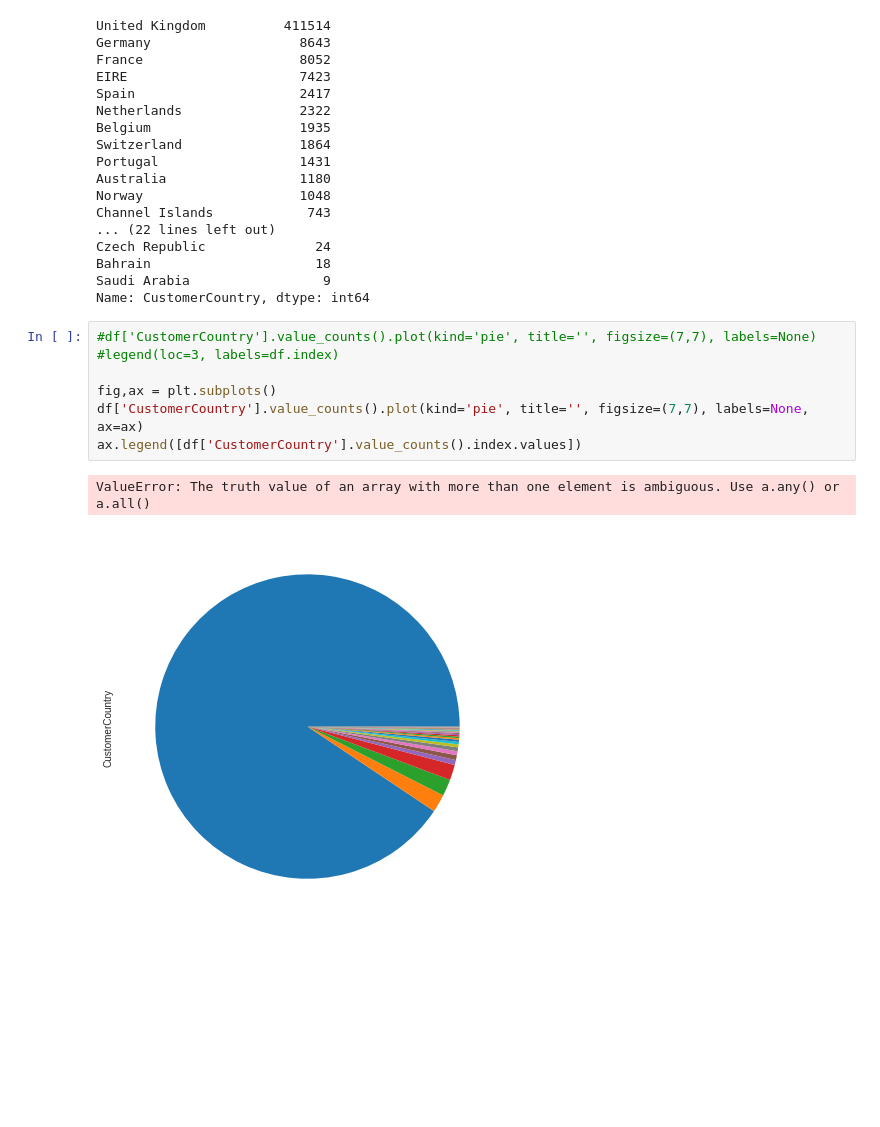
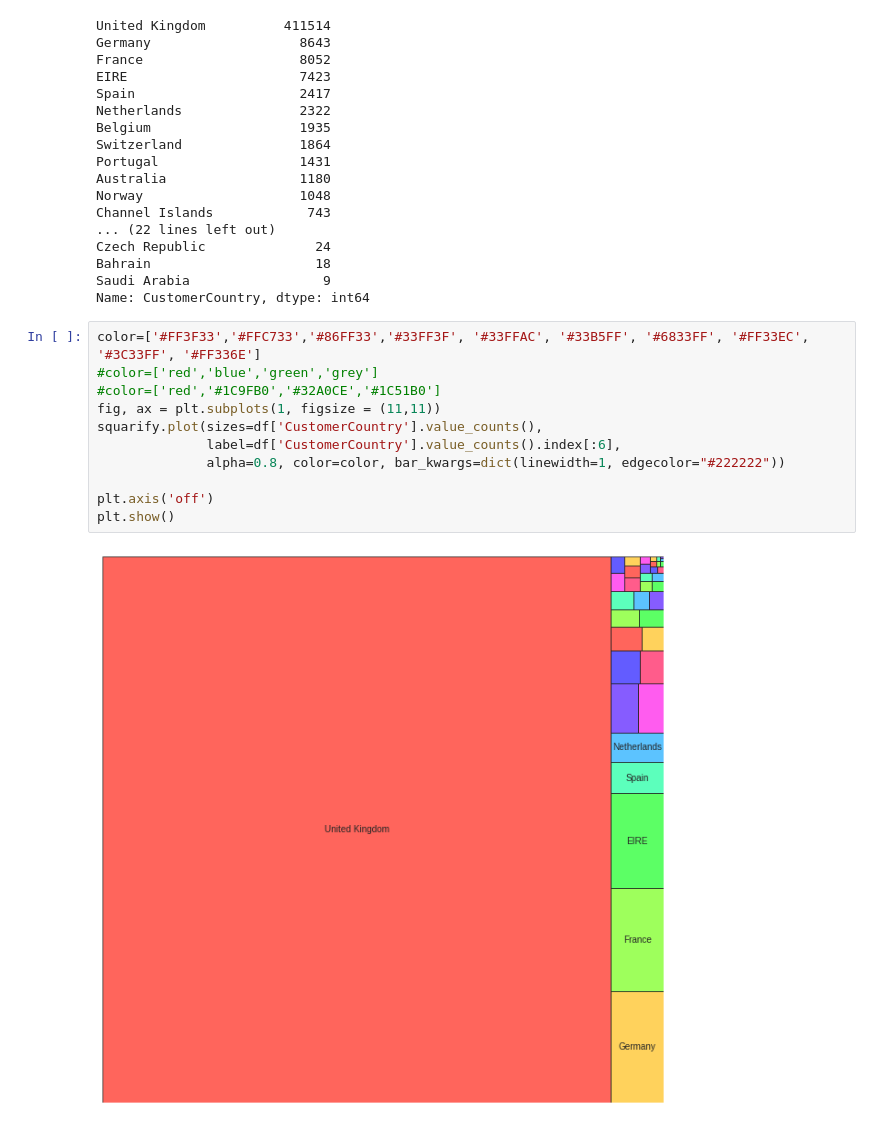
Before and after one commit to saramont/customer_supermarket_analysis, a Jupyter notebook: data_preparation_exploration.ipynb, the cells around one changed output. Drawn from its saved outputs; the diff is of its cells as text; blank space fills up the shorter version.

```diff
--- a/data_preparation_exploration.ipynb
+++ b/data_preparation_exploration.ipynb
@@ -647,13 +648,16 @@ Czech Republic              24
 Bahrain                     18
 Saudi Arabia                 9
 Name: CustomerCountry, dtype: int64
-# %%
-#df['CustomerCountry'].value_counts().plot(kind='pie', title='', figsize=(7,7), labels=None)
-#legend(loc=3, labels=df.index)
-
-fig,ax = plt.subplots()
-df['CustomerCountry'].value_counts().plot(kind='pie', title='', figsize=(7,7), labels=None, ax=ax)
-ax.legend([df['CustomerCountry'].value_counts().index.values])
-# %% [output]
-ValueError: The truth value of an array with more than one element is ambiguous. Use a.any() or a.all()
-[figure, removed]
+# %%
+color=['#FF3F33','#FFC733','#86FF33','#33FF3F', '#33FFAC', '#33B5FF', '#6833FF', '#FF33EC', '#3C33FF', '#FF336E']
+#color=['red','blue','green','grey']
+#color=['red','#1C9FB0','#32A0CE','#1C51B0']
+fig, ax = plt.subplots(1, figsize = (11,11))
+squarify.plot(sizes=df['CustomerCountry'].value_counts(),
+              label=df['CustomerCountry'].value_counts().index[:6],
+              alpha=0.8, color=color, bar_kwargs=dict(linewidth=1, edgecolor="#222222"))
+
+plt.axis('off')
+plt.show()
+# %% [output]
+[figure, added]
```
Also changed, not shown: parts of 17 cells of this notebook.
